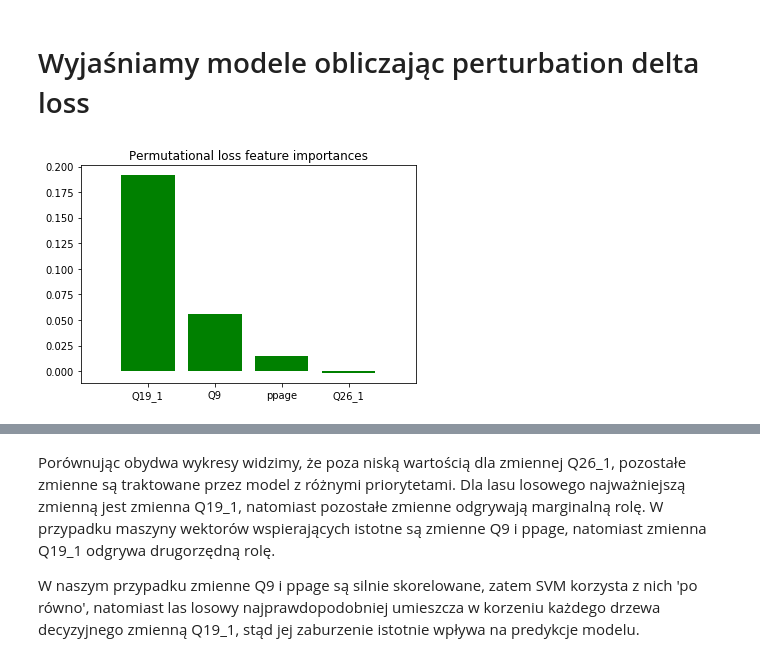
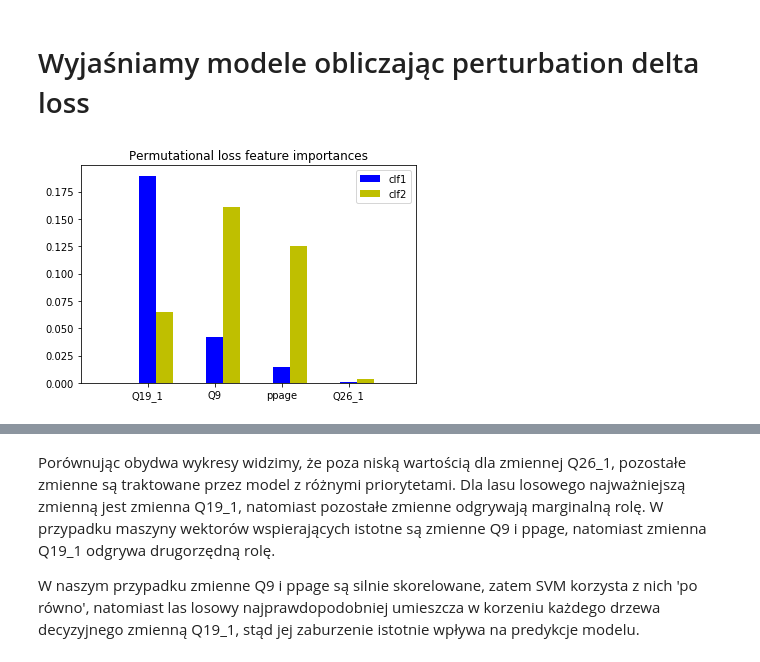
Before and after one commit to pbiecek/InterpretableMachineLearning2018S, a Jupyter notebook: PraceDomowe/PD5/MateuszDolinskiHomework5.ipynb, the cells around one changed output, grey strips where cells are left out. Saved outputs shown, nothing was run; the diff lists cells and outputs as text; code cells hidden in the pictures.

Commit message:
Squashing permutational loss plots

```diff
--- a/PraceDomowe/PD5/MateuszDolinskiHomework5.ipynb
+++ b/PraceDomowe/PD5/MateuszDolinskiHomework5.ipynb
@@ -109,13 +113,16 @@ accuracy_score(y, y_pred)
 # Wyjaśniamy modele obliczając perturbation delta loss
 # %%
 class PerturbationLossVisualizer(object):
-    def __init__(self, clf, X, y):
-        self.clf = clf
+    def __init__(self, clf1, clf2, X, y):
+        self.clf1 = clf1
+        self.clf2 = clf2
         self.X = X
         self.y = y
 
-    def _calculate_perturbation_losses(self):
-        y_pred = self.clf.predict(self.X)
+    def _calculate_perturbation_losses(self, clf_no):
+        assert clf_no in (1, 2)
+        clf = self.clf1 if clf_no == 1 else self.clf2
+        y_pred = clf.predict(self.X)
         accuracy_base = accuracy_score(self.y, y_pred)
         permutational_losses = []
 
@@ -127,7 +134,7 @@ class PerturbationLossVisualizer(object):
             tmp[column] = col
 
             # calculate accuracy on dataset with permutated variable
-            y_pred = self.clf.predict(tmp)
+            y_pred = clf.predict(tmp)
             accuracy = accuracy_score(self.y, y_pred)
 
             # add delta to result
@@ -136,22 +143,36 @@ class PerturbationLossVisualizer(object):
         return permutational_losses
 
     def draw_permutational_loss_importance_plot(self):
-        permutational_losses = self._calculate_perturbation_losses()
+        permutational_losses1 = self._calculate_perturbation_losses(1)
+        permutational_losses2 = self._calculate_perturbation_losses(2)
 
         # draw the importance plot
-        indices = np.argsort(np.array(permutational_losses))[::-1]
+        indices = np.argsort(np.array(permutational_losses1))[::-1]
+        bar_width = 0.25
+
+
+        plt.figure()
         plt.title("Permutational loss feature importances")
-        plt.bar(range(self.X.shape[1]),
-                np.array(permutational_losses)[indices],
-                color="g",
+        plt.bar(np.arange(self.X.shape[1]),
+                np.array(permutational_losses1)[indices],
+                color="b",
+                width=bar_width,
+                label="clf1",
+                align="center")
+        plt.bar(np.arange(self.X.shape[1]) + bar_width,
+                np.array(permutational_losses2)[indices],
+                color="y",
+                width=bar_width,
+                label="clf2",
                 align="center")
         plt.xticks(range(self.X.shape[1]), list(np.array(self.X.columns)[indices]))
         plt.xlim([-1, self.X.shape[1]])
+        plt.legend()
         plt.show()
 
         return
 # %%
-plv_rfc = PerturbationLossVisualizer(rfc, x, y)
+plv_rfc = PerturbationLossVisualizer(rfc, svm, x, y)
 plv_rfc.draw_permutational_loss_importance_plot()
 # %% [output]
-[figure, old version]
+[figure, new version]
```
Also changed, not shown: parts of 6 cells of this notebook.
